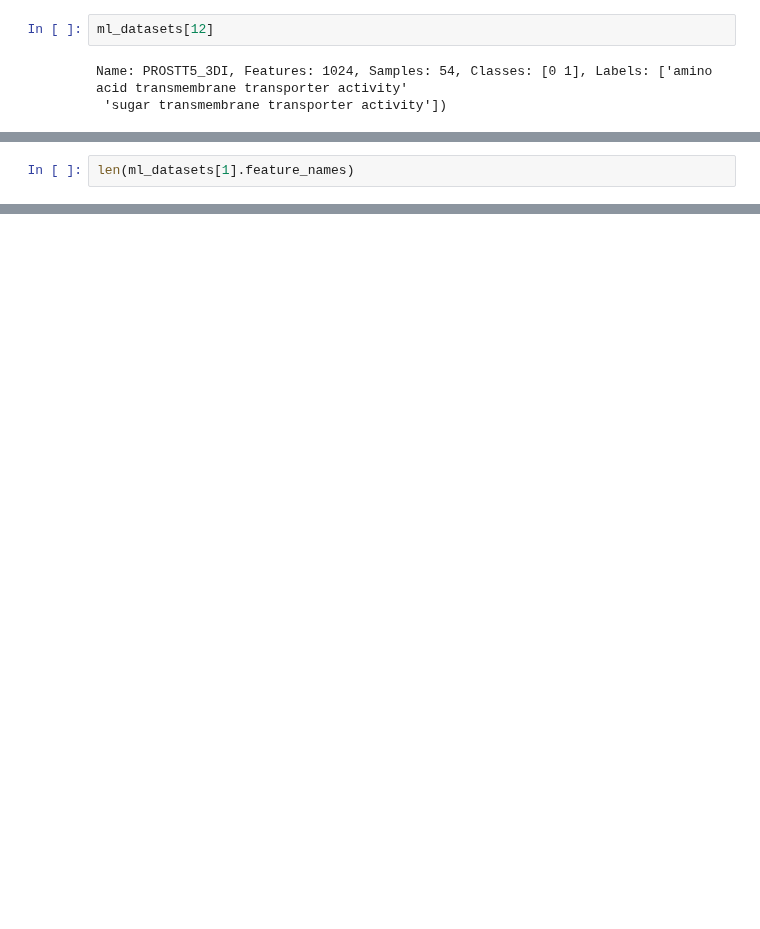
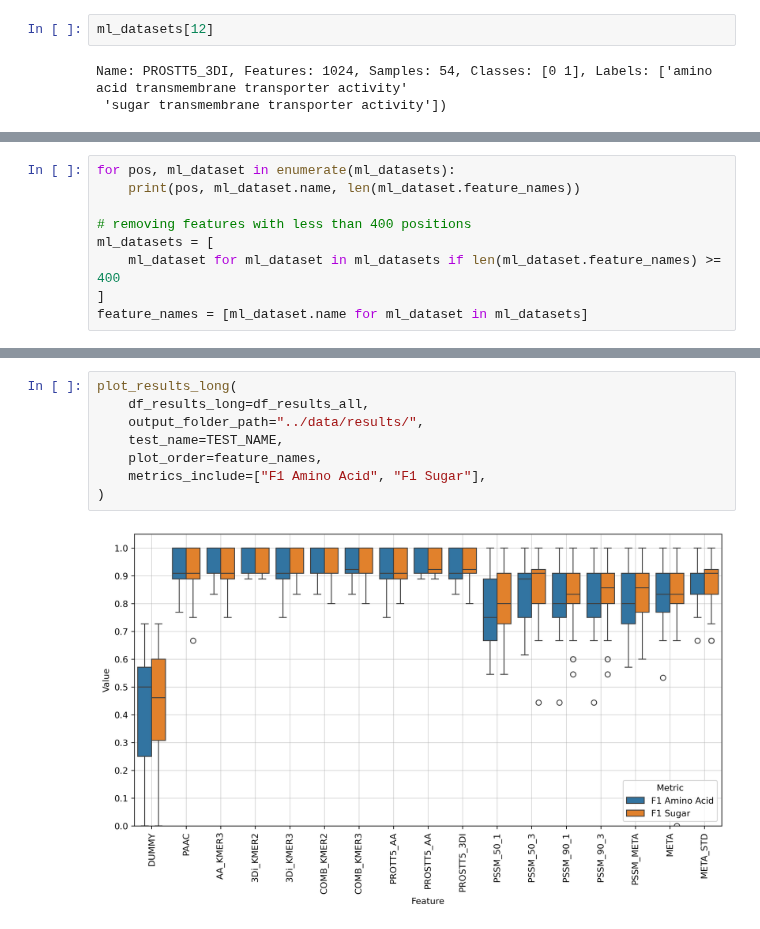
Before and after one commit to adenger/subpred_dl, a Jupyter notebook: notebooks/dnn_athaliana_sugaramino.ipynb, the cells around one changed output, grey strips where cells are left out. Saved outputs shown, nothing was run; the diff lists cells and outputs as text; blank space fills up the shorter version.

```diff
--- a/notebooks/dnn_athaliana_sugaramino.ipynb
+++ b/notebooks/dnn_athaliana_sugaramino.ipynb
@@ -169,3 +209,10 @@ ml_datasets = [
 # %%
-len(ml_datasets[1].feature_names)
+for pos, ml_dataset in enumerate(ml_datasets):
+    print(pos, ml_dataset.name, len(ml_dataset.feature_names))
+
+# removing features with less than 400 positions
+ml_datasets = [
+    ml_dataset for ml_dataset in ml_datasets if len(ml_dataset.feature_names) >= 400
+]
+feature_names = [ml_dataset.name for ml_dataset in ml_datasets]
 # %% [output]
@@ -231,0 +355,10 @@ ax.set_ylim(0,1.05)
+# %%
+plot_results_long(
+    df_results_long=df_results_all,
+    output_folder_path="../data/results/",
+    test_name=TEST_NAME,
+    plot_order=feature_names,
+    metrics_include=["F1 Amino Acid", "F1 Sugar"],
+)
+# %% [output]
+[figure, added]
```
Also changed, not shown: parts of 15 cells of this notebook, 1 other file.
